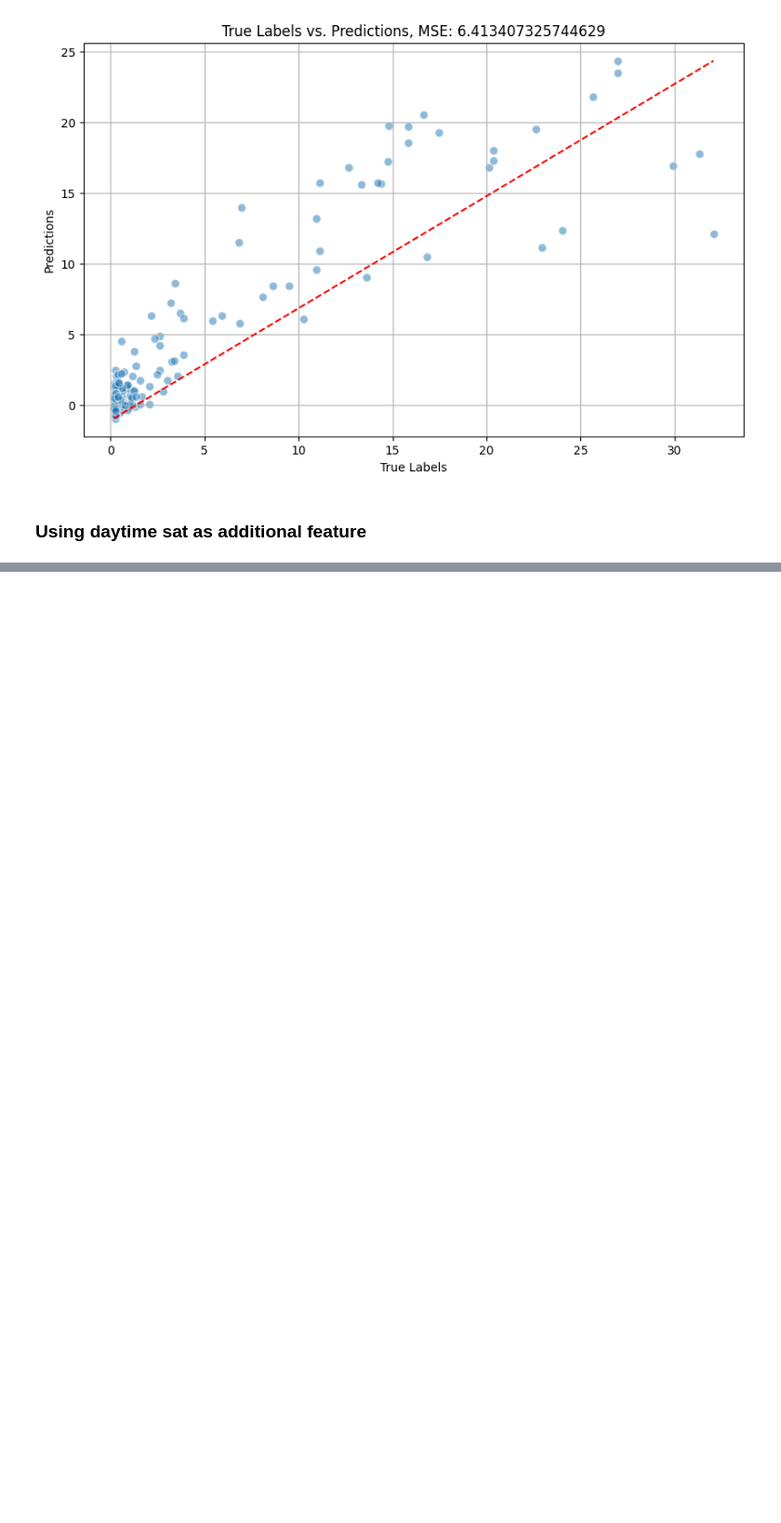
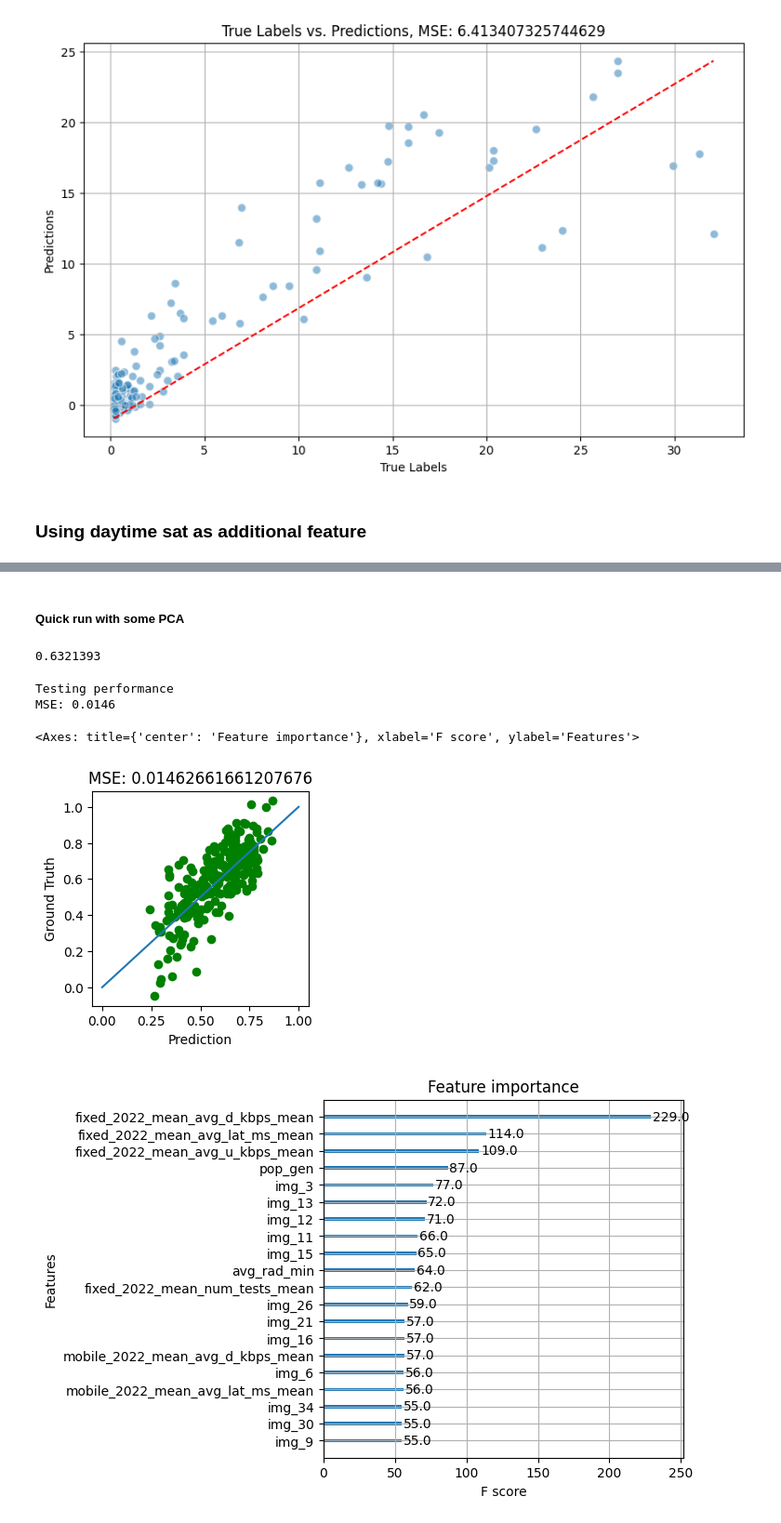
Before and after one commit to teofc111/poverty_mapping, a Jupyter notebook: sat_dl.ipynb, the cells around one changed output, grey strips where cells are left out. Shown at 93% size. Cells and saved outputs as stored; diff of their text form; code cells hidden in the pictures; blank space fills up the shorter version.

```diff
--- a/sat_dl.ipynb
+++ b/sat_dl.ipynb
@@ -543,0 +555,2 @@ decided on:
+# %% [markdown]
+##### Quick run with some PCA
@@ -543,0 +649,22 @@ decided on:
+# %%
+# Create copies of original
+train_img_feat = train_img_feat_raw.copy()
+val_img_feat = val_img_feat_raw.copy()
+test_img_feat = test_img_feat_raw.copy()
+
+# Scale before PCA
+scaler_img = StandardScaler()
+scaler_img.fit(np.vstack([train_img_feat,val_img_feat]))
+train_img_feat = scaler_img.transform(train_img_feat)
+val_img_feat = scaler_img.transform(val_img_feat)
+test_img_feat = scaler_img.transform(test_img_feat)
+
+# Perform PCA
+pca_img = PCA(n_components=40)
+pca_img.fit(np.vstack([train_img_feat,val_img_feat]))
+print(np.sum(pca_img.explained_variance_ratio_))
+train_img_feat = pca_img.transform(train_img_feat)
+val_img_feat = pca_img.transform(val_img_feat)
+test_img_feat = pca_img.transform(test_img_feat)
+# %% [output]
+0.6321393
@@ -543,0 +701,32 @@ decided on:
+# %%
+# After quick grid search below
+params = {
+    'learning_rate': 0.1,    'n_estimators': 100,    'max_depth': 6,    'min_child_weight': 1,    'gamma': 0,
+    'subsample': 1,    'colsample_bytree': 0.8,    'reg_lambda': 1,    'reg_alpha': 0,    'objective': 'reg:squarederror',
+    'random_state': 42,    'device':'cuda',    'tree_method':'hist',    # 'enable_categorical':True
+}
+
+model_xgb_base = xgb.XGBRegressor(**params)
+model_xgb_base.fit(pd.concat([X_train_img,X_val_img],axis=0), np.hstack([y_train,y_val]))
+
+# model_xgb_reg.set_params(device="cpu") # To prevent warning messages of model and array residing on different devices
+pred = model_xgb_base.predict(X_test_img)
+mse = mean_squared_error(y_test,pred)
+print('Testing performance')
+print(f'MSE: {mse:.4f}')
+
+fig, ax = plt.subplots(1,1,figsize=(3,3))
+ax.scatter(pred,y_test, c='g')
+ax.plot([0,1],[0,1])
+ax.set_title(f'MSE: {mse}')
+ax.set_xlabel('Prediction')
+ax.set_ylabel('Ground Truth');
+
+fig2, ax2 =plt.subplots(1,1,figsize=(5,5))
+xgb.plot_importance(model_xgb_base,max_num_features=20,ax=ax2)
+# %% [output]
+Testing performance
+MSE: 0.0146
+<Axes: title={'center': 'Feature importance'}, xlabel='F score', ylabel='Features'>
+[figure, added]
+[figure, added]
```
Also changed, not shown: parts of 43 cells of this notebook, 3 other files.
